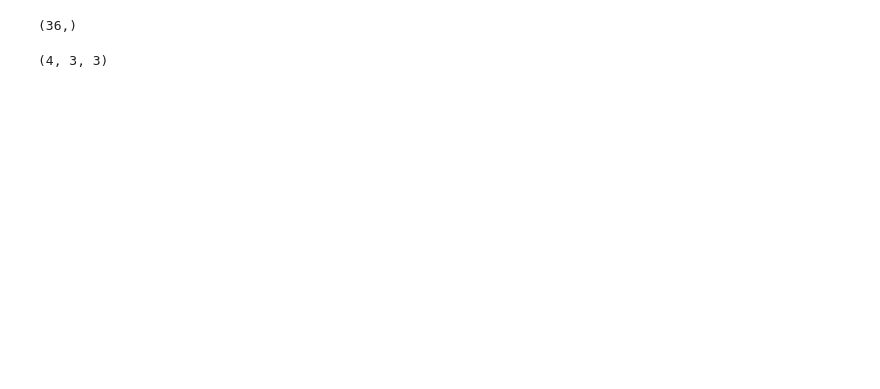
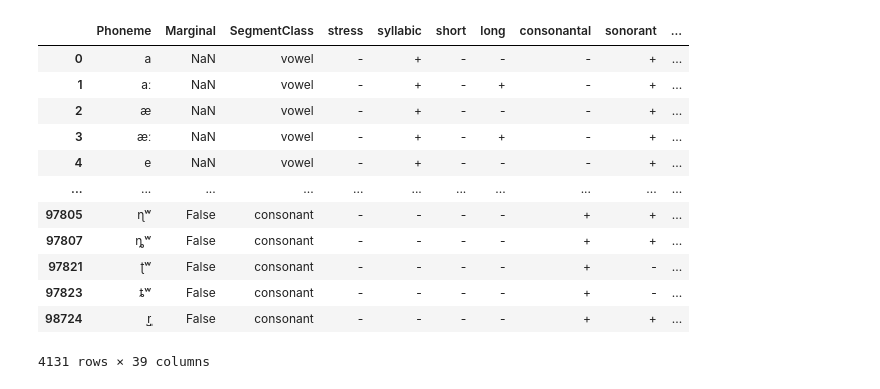
Before and after one commit to Pappa/conlanger, a Jupyter notebook: notebooks/phoneme_data_representation.ipynb, the cells around one changed output. Cells and saved outputs as stored; diff of their text form; code cells hidden in the pictures; blank space fills up the shorter version.

```diff
--- a/notebooks/phoneme_data_representation.ipynb
+++ b/notebooks/phoneme_data_representation.ipynb
@@ -174,11 +0,0 @@ vowels_symbol_tbl_df ['p' 'b' 't' 'd' 'ʈ' 'ɖ' 'c' 'ɟ' 'k' 'ɡ' 'q' 'ɢ' 'ʔ'
-# %%
-suffixes = ipa_diacritics_df.suffix.to_numpy()
-suffixes.shape
-# %% [output]
-(36,)
-# %%
-suffixes = suffixes.reshape(-1, 3, 3)
-
-suffixes.shape
-# %% [output]
-(4, 3, 3)
@@ -184,0 +24,61 @@ suffixes.shape
+# %%
+phoible_df = pd.read_csv(phobile_file_path, encoding="utf-8", engine="python")
+# %%
+phonemes_df = phoible_df[
+    [
+        "Phoneme",
+        "Marginal",
+        "SegmentClass",
+        "stress",
+        "syllabic",
+        "short",
+        "long",
+        "consonantal",
+        "sonorant",
+        "continuant",
+        "delayedRelease",
+        "approximant",
+        "tap",
+        "trill",
+        "nasal",
+        "lateral",
+        "labial",
+        "round",
+        "labiodental",
+        "coronal",
+        "anterior",
+        "distributed",
+        "strident",
+        "dorsal",
+        "high",
+        "low",
+        "front",
+        "back",
+        "tense",
+        "retractedTongueRoot",
+        "advancedTongueRoot",
+        "periodicGlottalSource",
+        "epilaryngealSource",
+        "spreadGlottis",
+        "constrictedGlottis",
+        "fortis",
+        "raisedLarynxEjective",
+        "loweredLarynxImplosive",
+        "click",
+    ]
+].drop_duplicates()
+phonemes_df
+# %% [output]
+|  | Phoneme | Marginal | SegmentClass | stress | syllabic | short | long | consonantal | sonorant | ... |
+| 0 | a | NaN | vowel | - | + | - | - | - | + | ... |
+| 1 | aː | NaN | vowel | - | + | - | + | - | + | ... |
+| 2 | æ | NaN | vowel | - | + | - | - | - | + | ... |
+| 3 | æː | NaN | vowel | - | + | - | + | - | + | ... |
+| 4 | e | NaN | vowel | - | + | - | - | - | + | ... |
+| ... | ... | ... | ... | ... | ... | ... | ... | ... | ... | ... |
+| 97805 | ɳʷ | False | consonant | - | - | - | - | + | + | ... |
+| 97807 | ȵʷ | False | consonant | - | - | - | - | + | + | ... |
+| 97821 | ʈʷ | False | consonant | - | - | - | - | + | - | ... |
+| 97823 | ȶʷ | False | consonant | - | - | - | - | + | - | ... |
+| 98724 | r̺͈ | False | consonant | - | - | - | - | + | + | ... |
+4131 rows × 39 columns
```
Also changed, not shown: parts of 11 cells of this notebook.
